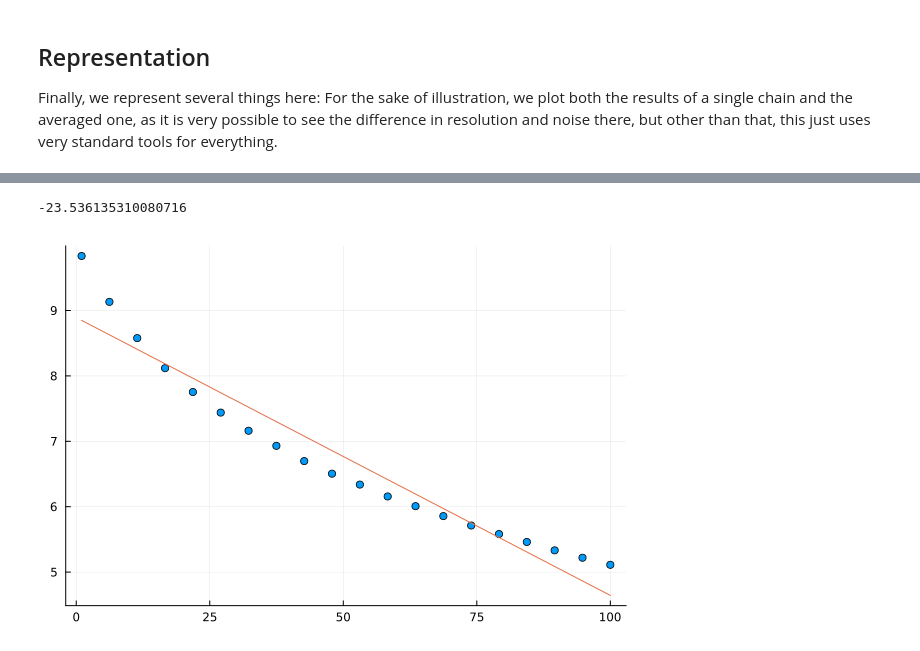
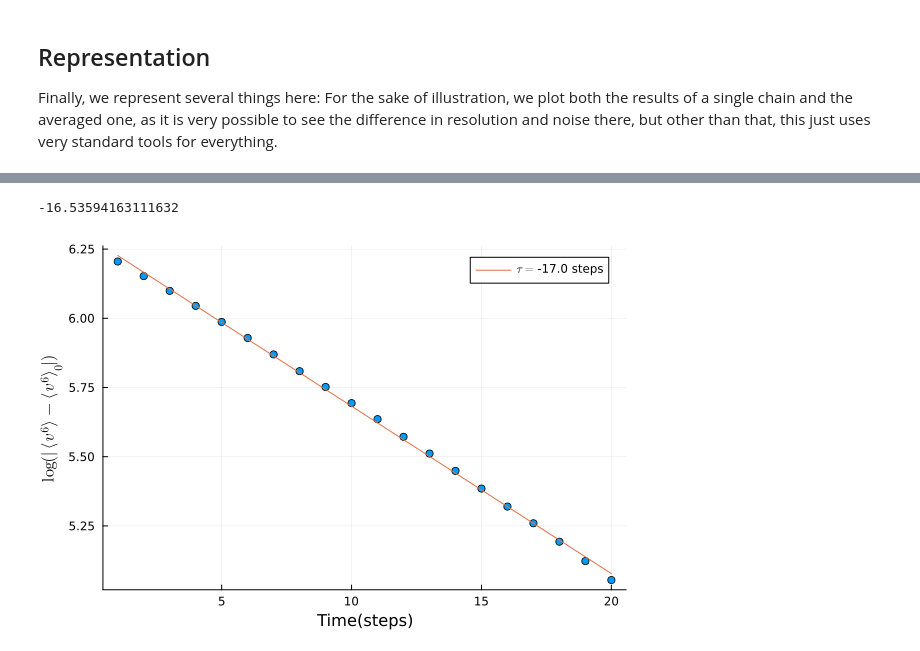
Before and after one commit to BielUsal/BoltzmannNonEq, a Jupyter notebook: NonEq.ipynb, the cells around one changed output, grey strips where cells are left out. Saved outputs shown, nothing was run; the diff lists cells and outputs as text; code cells hidden in the pictures.

Commit message:
Added some plots for relaxation time

```diff
--- a/NonEq.ipynb
+++ b/NonEq.ipynb
@@ -326,10 +326,10 @@ tregr= 20
 x= range(1,stop=stepnum*tregr,length=tregr)
 X = hcat(ones(length(x)), x)
 function SeriesPrep(v,tregr)
-    return log.(abs.(v⁴[1:tregr].-v⁴[100]))
+    return log.(abs.(v[1:tregr].-v[100]))
 end
 β = X \ SeriesPrep(v⁴,tregr)
 print(1/β[2])
 preg = scatter(x,SeriesPrep(v⁴,tregr),label="")
-plot!(x->β[1] .+ β[2]*x,label="")
+plot!(x->β[1] .+ β[2]*x,xlabel="Time(steps)",ylabel=L"\ln(|\langle v^4\rangle - \langle v^4\rangle_0|)",label=L"\tau_0 = "*string(round(1/β[2])) *" steps")
 # %% [output]
@@ -338,9 +338,9 @@ plot!(x->β[1] .+ β[2]*x,label="")
 # %%
 
 β = X \ SeriesPrep(v⁶,tregr)
 print(1/β[2])
-preggor = scatter(x,SeriesPrep(v⁶,tregr),label="")
-plot!(x->β[1] .+ β[2]*x,label="")
+preggor = scatter(x,SeriesPrep(v⁶,tregr),label="",xlabel="Time(steps)",ylabel=L"\log(|\langle v^6\rangle - \langle v^6\rangle_0|)")
+plot!(x->β[1] .+ β[2]*x,label=L"\tau = "*string(round(1/β[2])) *" steps")
 # %% [output]
--23.536135310080716
+-16.53594163111632
-[figure, old version]
+[figure, new version]
```
Also changed, not shown: parts of 13 cells of this notebook, 16 other files.
